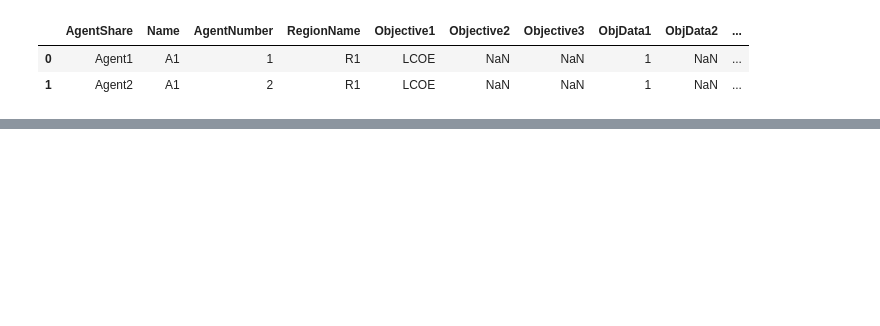
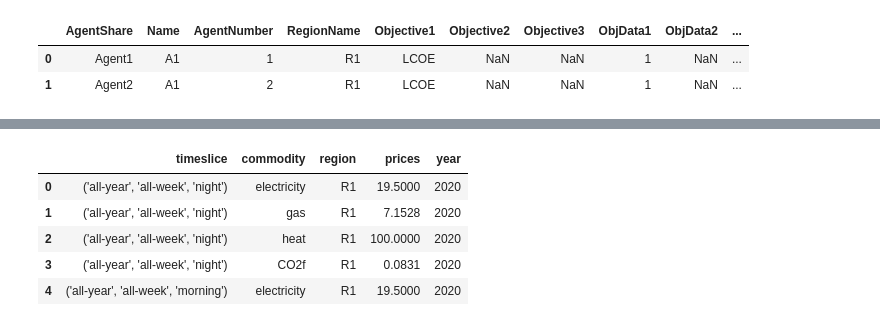
Before and after one commit to alexanderkell/muse-dashboard-mock-up, a Jupyter notebook: specification.ipynb, the cells around one changed output, grey strips where cells are left out. Saved outputs shown, nothing was run; the diff lists cells and outputs as text; code cells hidden in the pictures; blank space fills up the shorter version.

```diff
--- a/specification.ipynb
+++ b/specification.ipynb
@@ -48,0 +267,10 @@ agents
+# %%
+MCAPrices = pd.read_csv("/Users/alexanderkell/Documents/SGI/Projects/6-Platform-MockUp/Proposal/Results/MCAPrices.csv")
+MCAPrices.head()
+# %% [output]
+|  | timeslice | commodity | region | prices | year |
+| 0 | ('all-year', 'all-week', 'night') | electricity | R1 | 19.5000 | 2020 |
+| 1 | ('all-year', 'all-week', 'night') | gas | R1 | 7.1528 | 2020 |
+| 2 | ('all-year', 'all-week', 'night') | heat | R1 | 100.0000 | 2020 |
+| 3 | ('all-year', 'all-week', 'night') | CO2f | R1 | 0.0831 | 2020 |
+| 4 | ('all-year', 'all-week', 'morning') | electricity | R1 | 19.5000 | 2020 |
```
Also changed, not shown: parts of 10 cells of this notebook, 30 other files.
